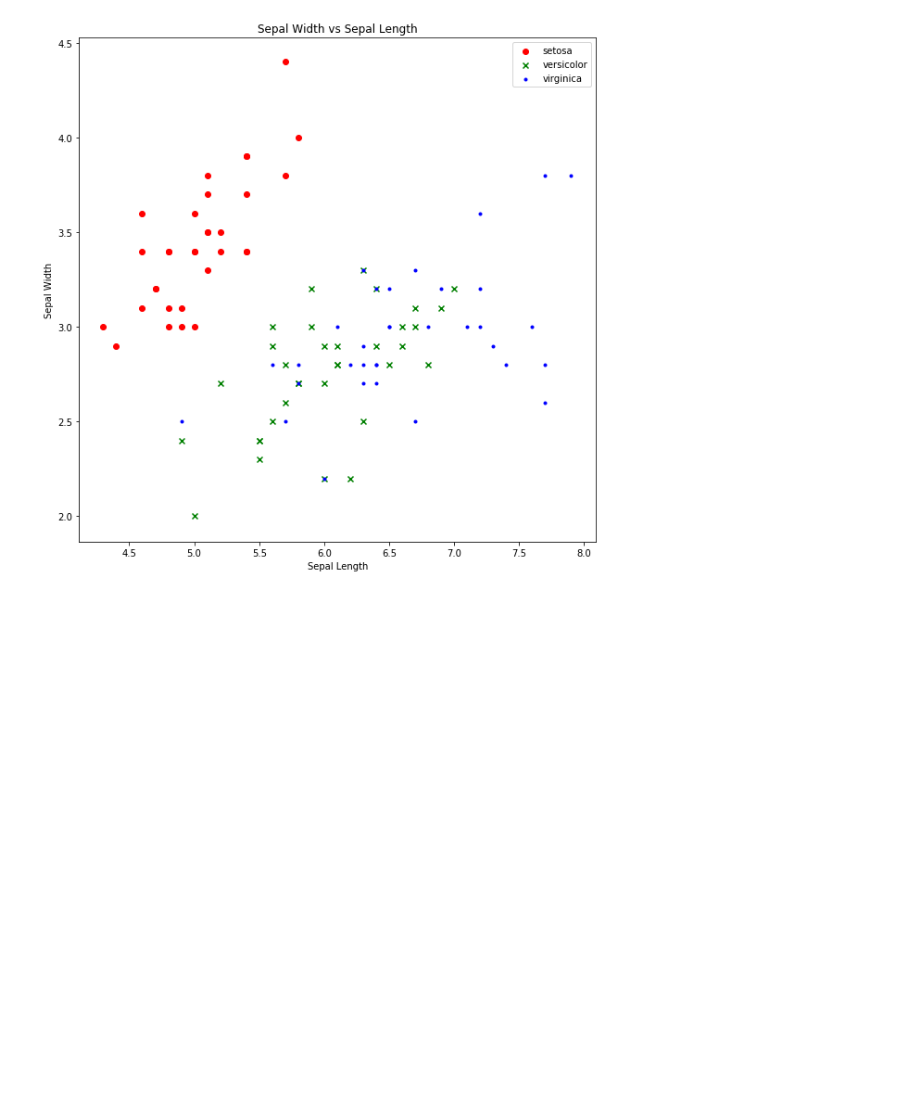
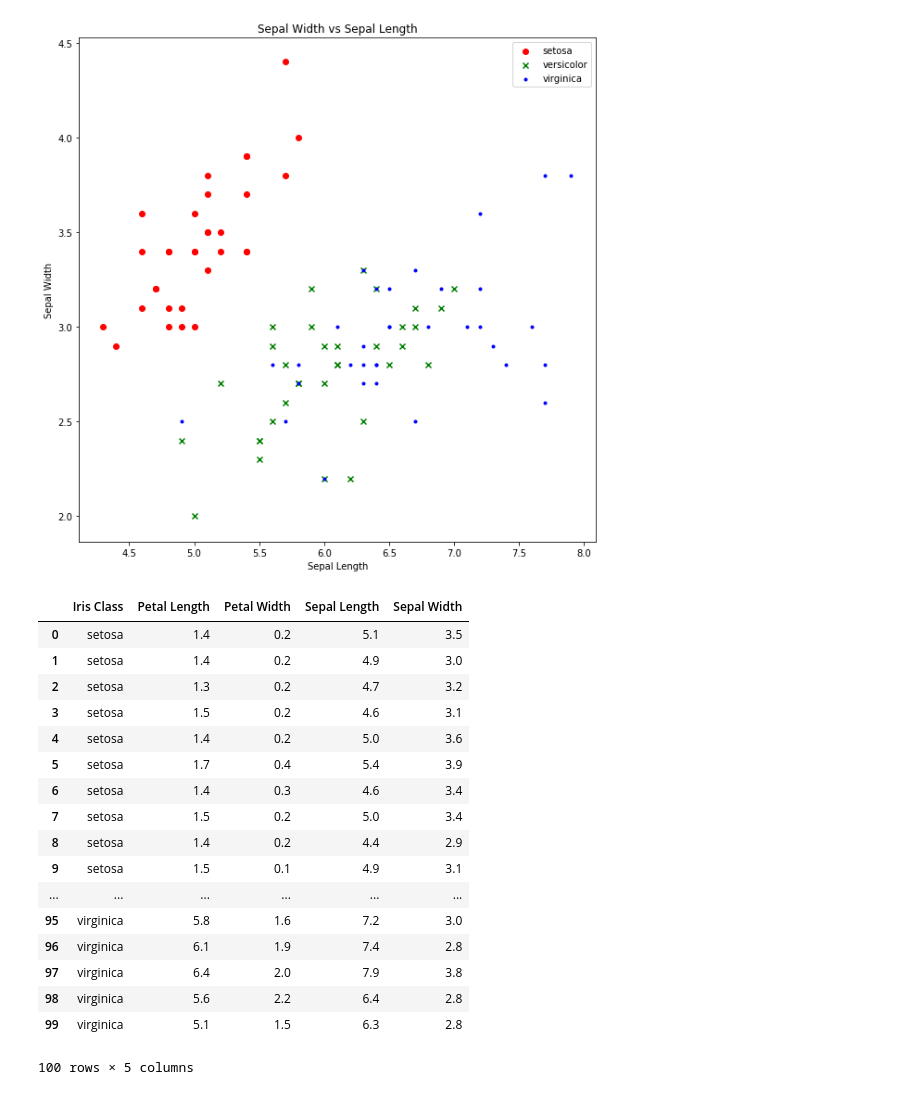
Before and after one commit to greall2/Jupyter-Pyplot-Numpy-Problem-Sheet, a Jupyter notebook: Solutions/Solution.ipynb, the cells around one changed output. Drawn from its saved outputs; the diff is of its cells as text; code cells hidden in the pictures; blank space fills up the shorter version.

```diff
--- a/Solutions/Solution.ipynb
+++ b/Solutions/Solution.ipynb
@@ -91,3 +91,31 @@ pl.legend()
 pl.show()
 # %% [output]
 [figure]
+# %%
+import pandas as pd
+
+names = ['Sepal Length', 'Sepal Width','Petal Length', 'Petal Width', 'Iris Class']
+data = [sepalLength, sepalWidth, petalLength, petalWidth, classes]
+
+# prepare data for seaborn to work
+df = pd.DataFrame(dict(zip(names, data)))
+df
+# %% [output]
+|  | Iris Class | Petal Length | Petal Width | Sepal Length | Sepal Width |
+| 0 | setosa | 1.4 | 0.2 | 5.1 | 3.5 |
+| 1 | setosa | 1.4 | 0.2 | 4.9 | 3.0 |
+| 2 | setosa | 1.3 | 0.2 | 4.7 | 3.2 |
+| 3 | setosa | 1.5 | 0.2 | 4.6 | 3.1 |
+| 4 | setosa | 1.4 | 0.2 | 5.0 | 3.6 |
+| 5 | setosa | 1.7 | 0.4 | 5.4 | 3.9 |
+| 6 | setosa | 1.4 | 0.3 | 4.6 | 3.4 |
+| 7 | setosa | 1.5 | 0.2 | 5.0 | 3.4 |
+| 8 | setosa | 1.4 | 0.2 | 4.4 | 2.9 |
+| 9 | setosa | 1.5 | 0.1 | 4.9 | 3.1 |
+| ... | ... | ... | ... | ... | ... |
+| 95 | virginica | 5.8 | 1.6 | 7.2 | 3.0 |
+| 96 | virginica | 6.1 | 1.9 | 7.4 | 2.8 |
+| 97 | virginica | 6.4 | 2.0 | 7.9 | 3.8 |
+| 98 | virginica | 5.6 | 2.2 | 6.4 | 2.8 |
+| 99 | virginica | 5.1 | 1.5 | 6.3 | 2.8 |
+100 rows × 5 columns
```
Also changed, not shown: parts of 2 cells of this notebook.
